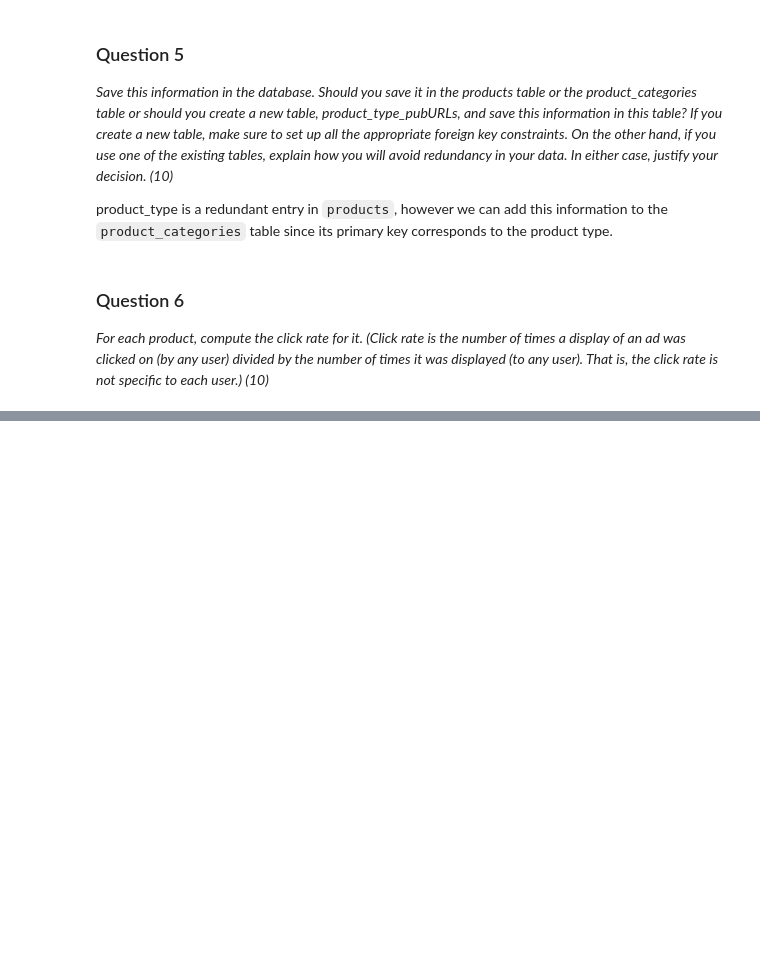
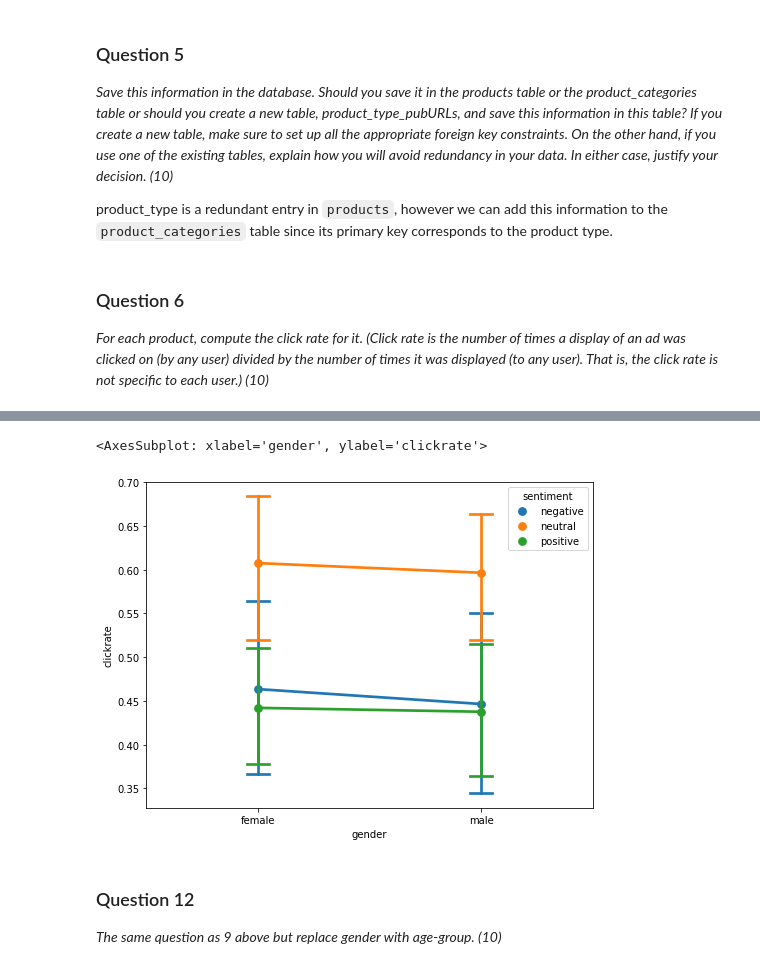
Before and after one commit to ntolley/data1050_project, a Jupyter notebook: notebooks/data1050_project.ipynb, the cells around one changed output, grey strips where cells are left out. Cells and saved outputs as stored; diff of their text form; code cells hidden in the pictures; blank space fills up the shorter version.

Commit message:
Make analysis plots

```diff
--- a/notebooks/data1050_project.ipynb
+++ b/notebooks/data1050_project.ipynb
@@ -231,7 +233,7 @@ def get_pub_url(product_name, log_df=log_df, products_df=products_df):
     product_url = products_df.loc[products_df['product'] == product_name]['product_URL'].values
     assert len(product_url) == 1
 
-    publication_URLs = log_df.loc[log_df['product_URL_fixed'] == product_url[0]]['publication_URL'].values
+    publication_URLs = log_df.loc[log_df['product_URL'] == product_url[0]]['publication_URL'].values
     publication_URLs = np.unique(publication_URLs)
     return publication_URLs
 # %%
@@ -275,6 +277,11 @@ product_categories_pub_df = pd.merge(product_categories_df, type_pub_urls, left_
 ### Question 6
 *For each product, compute the click rate for it. (Click rate is the number of times a display of an ad was clicked on (by any user) divided by the number of times it was displayed (to any user). That is, the click rate is not specific to each user.) (10)*
 # %%
-product_clickrate = log_df.groupby('product_URL')['clickORnot'].sum() / len(log_df)
-product_clickrate = pd.merge(products_df, product_clickrate, left_on='product_URL', right_on='product_URL')
-product_clickrate.rename(columns={'clickORnot': 'clickrate'}, inplace=True)
+log_product_df = pd.merge(log_df, products_df[['product', 'product_URL']],
+                          left_on='product_URL', right_on='product_URL')
+
+product_clickrate_groupby = log_product_df.groupby('product')['clickORnot']
+product_clickrate = product_clickrate_groupby.sum() / product_clickrate_groupby.count()
+product_clickrate.rename('clickrate', inplace=True)
+
+product_clickrate
@@ -300,0 +332,10 @@ product_clickrate
+# %%
+log_product_type_df = pd.merge(log_product_df, products_df[['product', 'product_type']],
+                               left_on='product', right_on='product')
+
+type_groupby = log_product_type_df.groupby('product_type')['clickORnot']
+
+type_clickrate = type_groupby.sum() / type_groupby.count()
+type_clickrate.rename('clickrate', inplace=True)
+
+type_clickrate
@@ -300,0 +390,7 @@ product_clickrate
+# %%
+type_sentiment_gender_groupby = log_product_type_df.groupby(['product_type', 'sentiment', 'gender'])['clickORnot']
+
+type_sentiment_gender_clickrate = type_sentiment_gender_groupby.sum() / type_sentiment_gender_groupby.count()
+type_sentiment_gender_clickrate.rename('clickrate', inplace=True)
+type_sentiment_gender_clickrate = type_sentiment_gender_clickrate.reset_index(0).reset_index(0).reset_index(0)
+type_sentiment_gender_clickrate
@@ -300,0 +411,9 @@ product_clickrate
+# %%
+plt.figure(figsize=(8,6))
+sns.pointplot(data=type_sentiment_gender_clickrate, y='clickrate', x='gender', hue='sentiment', capsize=0.1)
+# %% [output]
+<AxesSubplot: xlabel='gender', ylabel='clickrate'>
+[figure, added]
+# %% [markdown]
+### Question 12
+*The same question as 9 above but replace gender with age-group. (10)*
```
Also changed, not shown: parts of 17 cells of this notebook.
